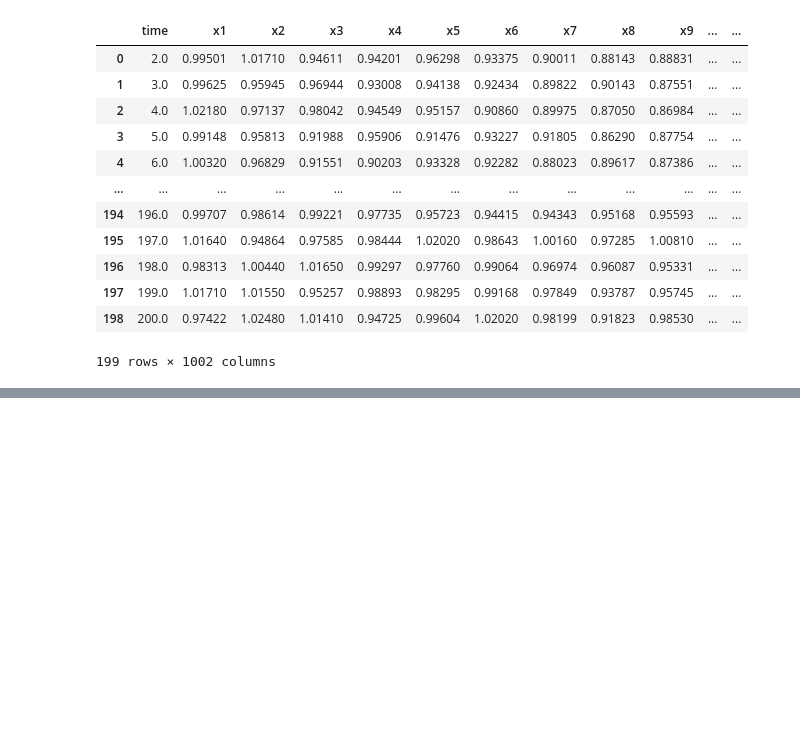
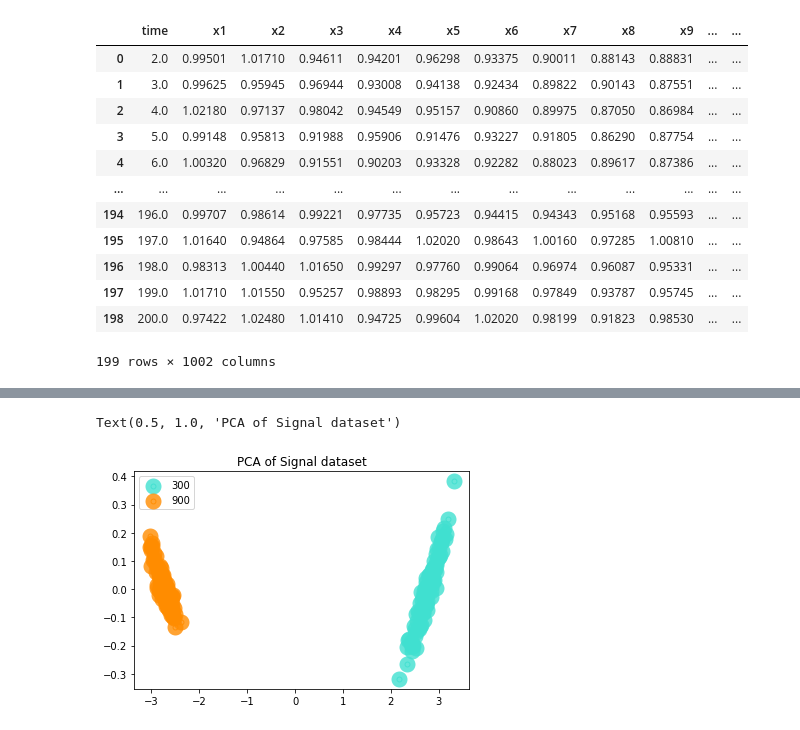
Before and after one commit to larissamazzero/RMN, a Jupyter notebook: pca.ipynb, the cells around one changed output, grey strips where cells are left out. Saved outputs shown, nothing was run; the diff lists cells and outputs as text; code cells hidden in the pictures; blank space fills up the shorter version.

Commit message:
PCA signal 300 900

```diff
--- a/pca.ipynb
+++ b/pca.ipynb
@@ -302,7 +298,3 @@ df2
 | 197 | 199.0 | 1.01710 | 1.01550 | 0.95257 | 0.98893 | 0.98295 | 0.99168 | 0.97849 | 0.93787 | 0.95745 | ... | ... |
 | 198 | 200.0 | 0.97422 | 1.02480 | 1.01410 | 0.94725 | 0.99604 | 1.02020 | 0.98199 | 0.91823 | 0.98530 | ... | ... |
 199 rows × 1002 columns
-# %%
-for i in range(1,101):
-  if "300x" in df2:
-    df2.add_sufix(f'{i}')
@@ -329,0 +301,6 @@ new_name[1]
+# %%
+#aplicar o PCA
+# Separando as variáveis desejadas
+X = df2.iloc[:, 1:1001]
+
+X
@@ -329,0 +321,6 @@ new_name[1]
+# %%
+from sklearn.decomposition import PCA
+
+# Criando o objeto PCA com o número de componentes e adequando aos dados
+pca = PCA(n_components=10)
+pca_r = pca.fit(X).transform(X)
@@ -329,0 +384,11 @@ new_name[1]
+# %%
+import numpy as np
+
+# Pegando o nome das espécies e pré processando o target (de categórico para numérico) para visualização
+y = df2["signal"].astype(int)
+target_names = y.unique()
+
+new_y = {300:0, 900:1}
+
+y_array = y.map(new_y)
+y_array
@@ -329,0 +408,16 @@ new_name[1]
+# %%
+import matplotlib.pyplot as plt
+
+# Criando um gráfico explicando o PCA no dataset
+plt.figure()
+colors = ["turquoise", "darkorange"]
+lw = 10
+
+for color, i, target_name in zip(colors, [0, 1], target_names):
+    plt.scatter(pca_r[y_array==i, 0], pca_r[y_array==i, 1], color=color, alpha=0.8, lw=lw, label=target_name)
+
+plt.legend(loc="best", shadow=False, scatterpoints=1)
+plt.title("PCA of Signal dataset")
+# %% [output]
+Text(0.5, 1.0, 'PCA of Signal dataset')
+[figure, added]
```
Also changed, not shown: parts of 13 cells of this notebook.
